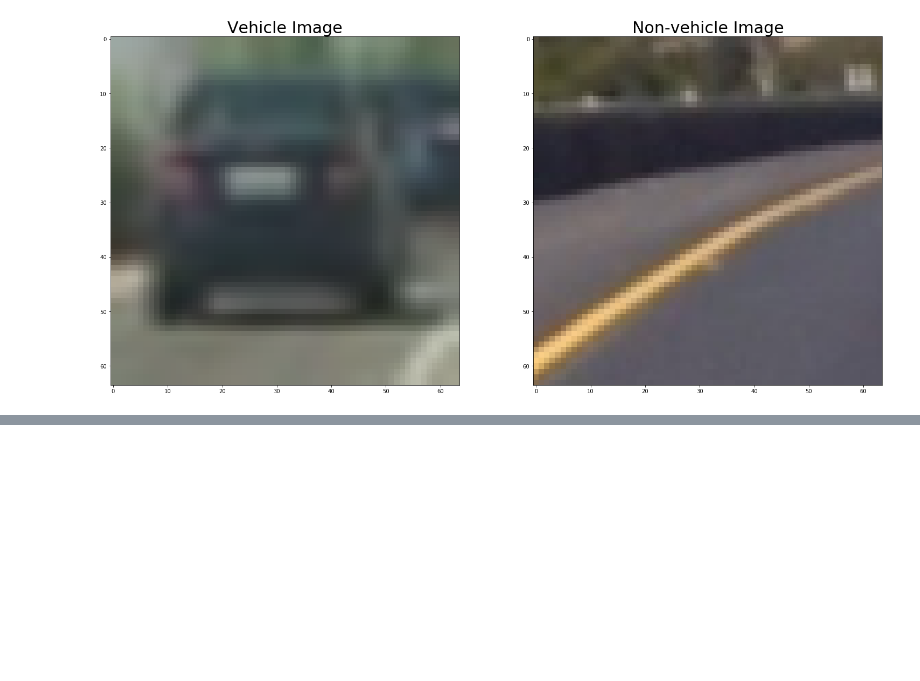
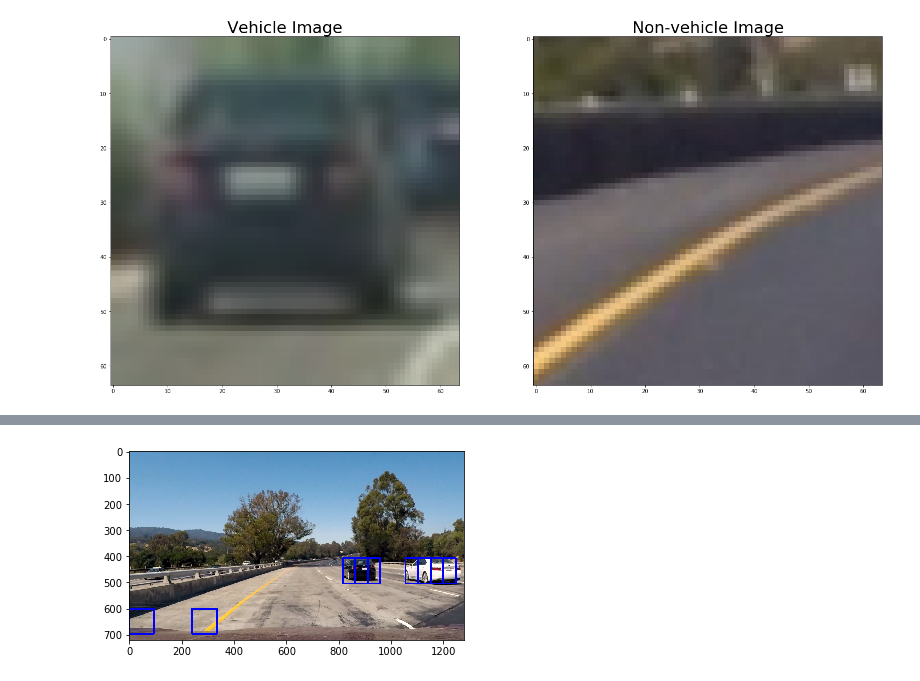
Before and after one commit to mdeopujari/CarND-Vehicle-Detection-master, a Jupyter notebook: Vehicle_Detection.ipynb, the cells around one changed output, grey strips where cells are left out. Drawn from its saved outputs; the diff is of its cells as text; code cells hidden in the pictures; blank space fills up the shorter version.

```diff
--- a/Vehicle_Detection.ipynb
+++ b/Vehicle_Detection.ipynb
@@ -214,0 +281,13 @@ else:
+# %%
+###Tweak these parameters and see how the results change.
+color_space = 'YCrCb' # Can be RGB, HSV, LUV, HLS, YUV, YCrCb
+orient = 9  # HOG orientations
+pix_per_cell = 8 # HOG pixels per cell
+cell_per_block = 2 # HOG cells per block
+hog_channel = 'ALL' # Can be 0, 1, 2, or "ALL"
+spatial_size = (16, 16) # Spatial binning dimensions
+hist_bins = 16    # Number of histogram bins
+spatial_feat = True # Spatial features on or off
+hist_feat = True # Histogram features on or off
+hog_feat = True # HOG features on or off
+y_start_stop = [None, None] # Min and max in y to search in slide_window()
@@ -214,0 +363,27 @@ else:
+# %%
+image = mpimg.imread('test_images//test1.jpg')
+draw_image = np.copy(image)
+
+# Uncomment the following line if you extracted training
+# data from .png images (scaled 0 to 1 by mpimg) and the
+# image you are searching is a .jpg (scaled 0 to 255)
+image = image.astype(np.float32)/255 ########################################################################################
+
+y_start_stop = [int(image.shape[0]//2),int(image.shape[0])]
+
+windows = slide_window(image, x_start_stop=[None, None], y_start_stop=y_start_stop,
+                    xy_window=(96, 96), xy_overlap=(0.5, 0.5))
+
+hot_windows = search_windows(image, windows, svc, X_scaler, color_space=color_space,
+                        spatial_size=spatial_size, hist_bins=hist_bins,
+                        orient=orient, pix_per_cell=pix_per_cell,
+                        cell_per_block=cell_per_block,
+                        hog_channel=hog_channel, spatial_feat=spatial_feat,
+                        hist_feat=hist_feat, hog_feat=hog_feat)
+
+window_img = draw_boxes(draw_image, hot_windows, color=(0, 0, 255), thick=6)
+
+plt.imshow(window_img)
+plt.savefig("output_images\\output1.jpg")
+# %% [output]
+[figure, added]
```
Also changed, not shown: parts of 13 cells of this notebook, 4 other files.
